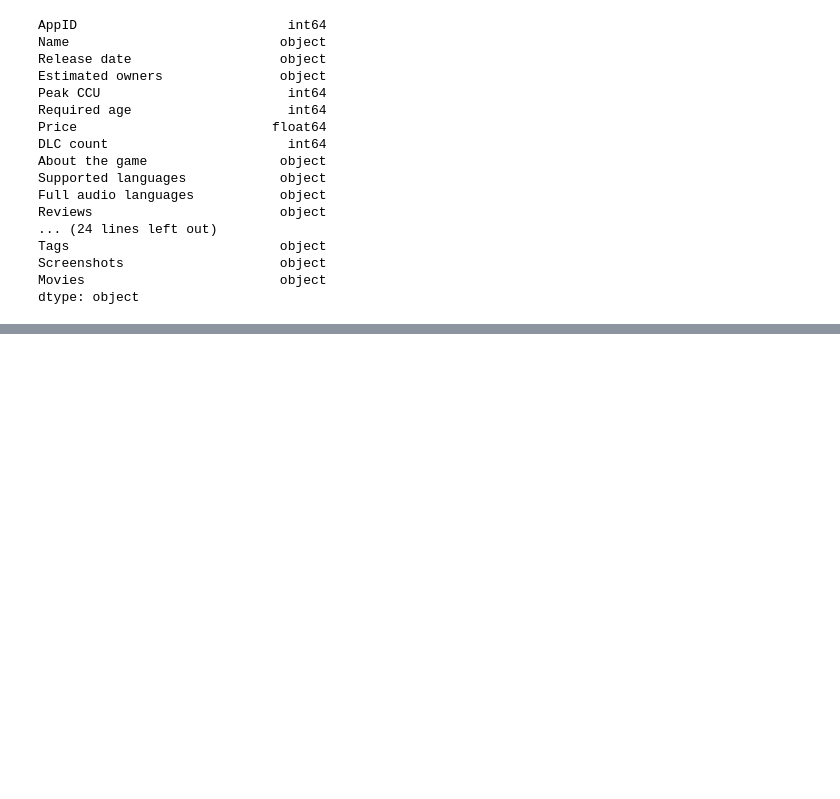
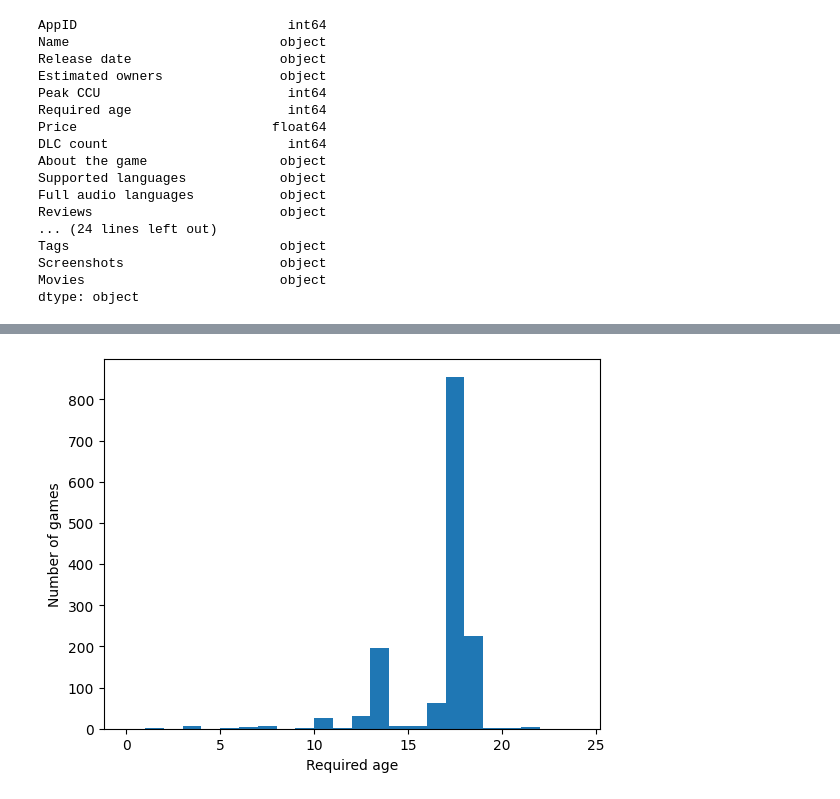
Before and after one commit to dxtvzw/cda-homeworks, a Jupyter notebook: eda-hw/main.ipynb, the cells around one changed output, grey strips where cells are left out. Drawn from its saved outputs; the diff is of its cells as text; code cells hidden in the pictures; blank space fills up the shorter version.

```diff
--- a/eda-hw/main.ipynb
+++ b/eda-hw/main.ipynb
@@ -202,0 +258,7 @@ plt.show()
+# %%
+plt.hist(df[df['Required age'] >= 1]['Required age'], bins=list(range(0, 25)))
+plt.xlabel('Required age')
+plt.ylabel('Number of games')
+plt.show()
+# %% [output]
+[figure, added]
```
Also changed, not shown: parts of 82 cells of this notebook.
